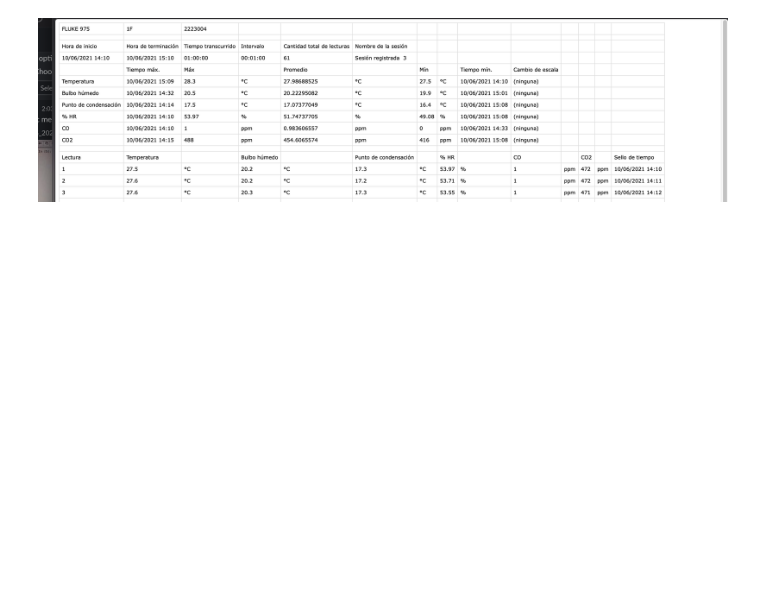
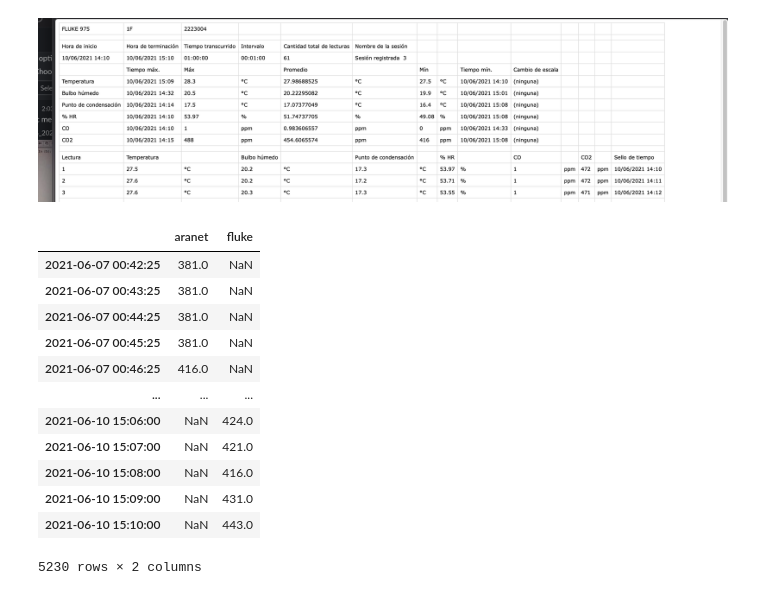
Before and after one commit to lata-mas/Monitor_co2_pistas_educativas, a Jupyter notebook: notebooks/002_import_aranet_fluke.ipynb, the cells around one changed output. Saved outputs shown, nothing was run; the diff lists cells and outputs as text; code cells hidden in the pictures; blank space fills up the shorter version.

```diff
--- a/notebooks/002_compare_data.ipynb
+++ b/notebooks/002_import_aranet_fluke.ipynb
@@ -18,6 +16,23 @@ fluke = pd.read_csv("../data/fluke.csv",encoding="iso-8859-1",
                    names=["fluke","tiempo"],)
 fluke.tiempo = pd.to_datetime(fluke.tiempo,format="%d/%m/%Y %H:%M")
 fluke.set_index("tiempo",inplace=True)
+# %%
+referencia = pd.concat([aranet.aranet,fluke.fluke],axis=1)
+referencia
+# %% [output]
+|  | aranet | fluke |
+| 2021-06-07 00:42:25 | 381.0 | NaN |
+| 2021-06-07 00:43:25 | 381.0 | NaN |
+| 2021-06-07 00:44:25 | 381.0 | NaN |
+| 2021-06-07 00:45:25 | 381.0 | NaN |
+| 2021-06-07 00:46:25 | 416.0 | NaN |
+| ... | ... | ... |
+| 2021-06-10 15:06:00 | NaN | 424.0 |
+| 2021-06-10 15:07:00 | NaN | 421.0 |
+| 2021-06-10 15:08:00 | NaN | 416.0 |
+| 2021-06-10 15:09:00 | NaN | 431.0 |
+| 2021-06-10 15:10:00 | NaN | 443.0 |
+5230 rows × 2 columns
 # %%
 fig, ax = plt.subplots(figsize=(10,6))
 
```
Also changed, not shown: parts of 5 cells of this notebook, 3 other files.
